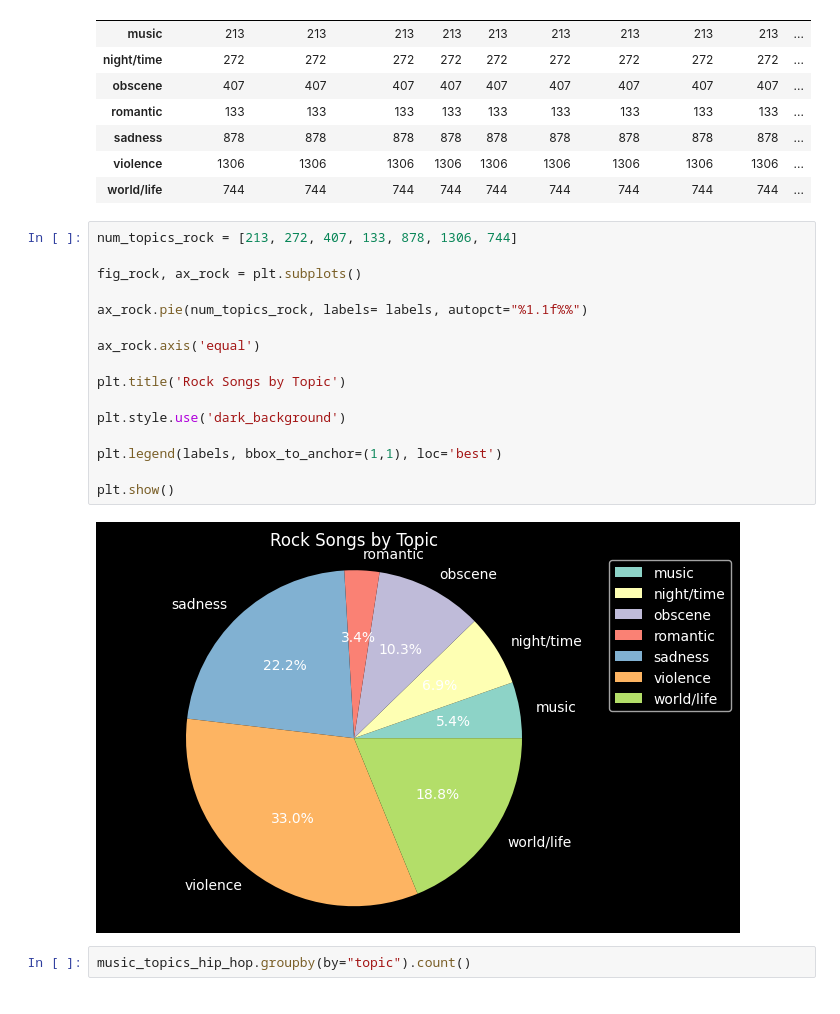
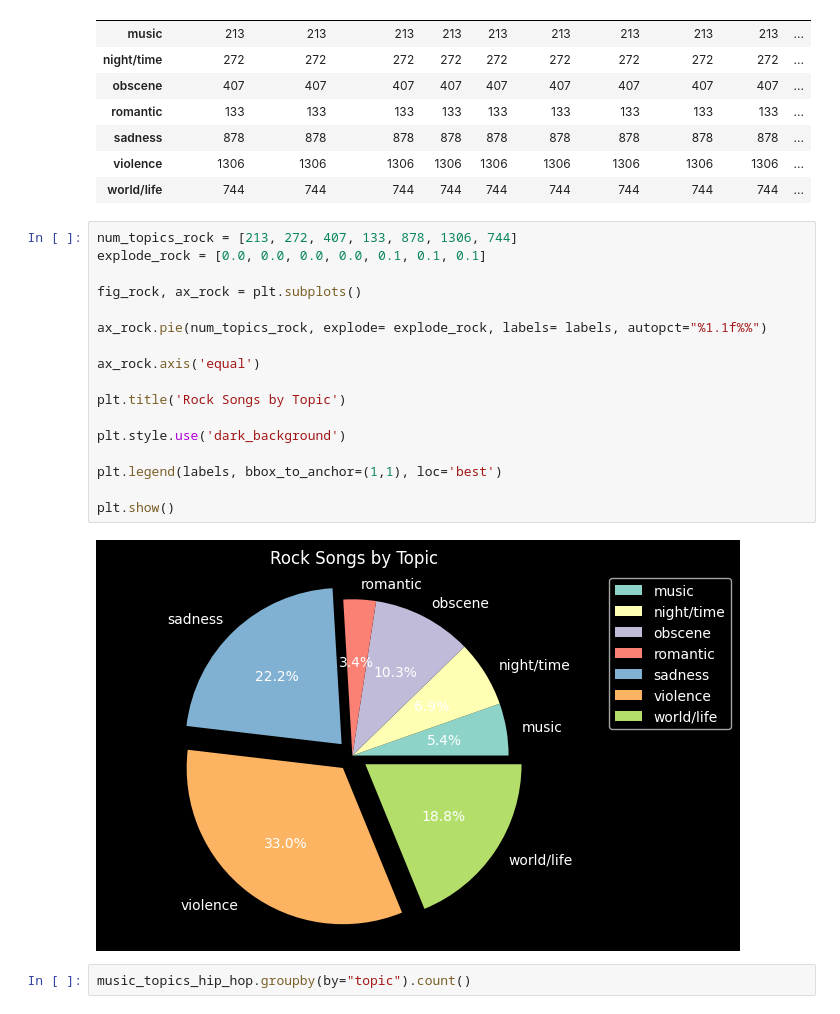
Before and after one commit to jarviswynn123/Team_Week, a Jupyter notebook: alex.ipynb, the cells around one changed output. Saved outputs shown, nothing was run; the diff lists cells and outputs as text.

```diff
--- a/alex.ipynb
+++ b/alex.ipynb
@@ -297,22 +278,23 @@ music_topics_rock.groupby(by="topic").count()
 | world/life | 744 | 744 | 744 | 744 | 744 | 744 | 744 | 744 | 744 | ... |
 # %%
 num_topics_rock = [213, 272, 407, 133, 878, 1306, 744]
+explode_rock = [0.0, 0.0, 0.0, 0.0, 0.1, 0.1, 0.1]
 
 fig_rock, ax_rock = plt.subplots()
 
-ax_rock.pie(num_topics_rock, labels= labels, autopct="%1.1f%%")
+ax_rock.pie(num_topics_rock, explode= explode_rock, labels= labels, autopct="%1.1f%%")
 
 ax_rock.axis('equal')
 
 plt.title('Rock Songs by Topic')
 
 plt.style.use('dark_background')
 
 plt.legend(labels, bbox_to_anchor=(1,1), loc='best')
 
 plt.show()
 # %% [output]
-[figure, old version]
+[figure, new version]
 # %%
 music_topics_hip_hop.groupby(by="topic").count()
 # %% [output]
```
Also changed, not shown: parts of 23 cells of this notebook.
